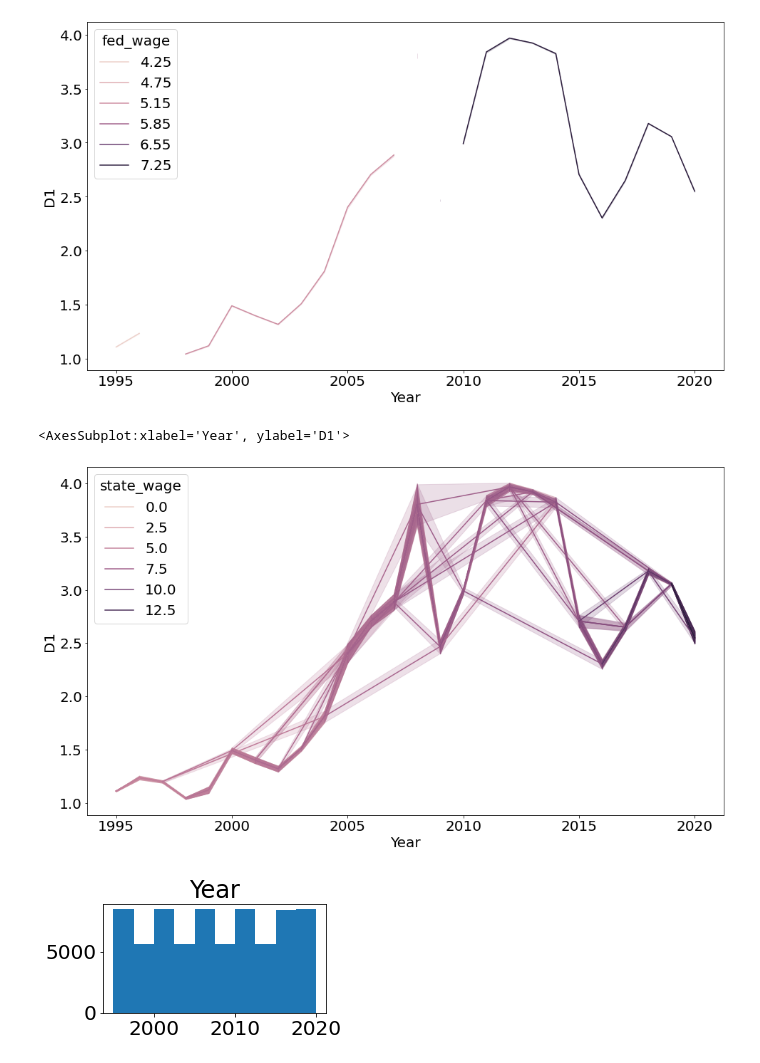
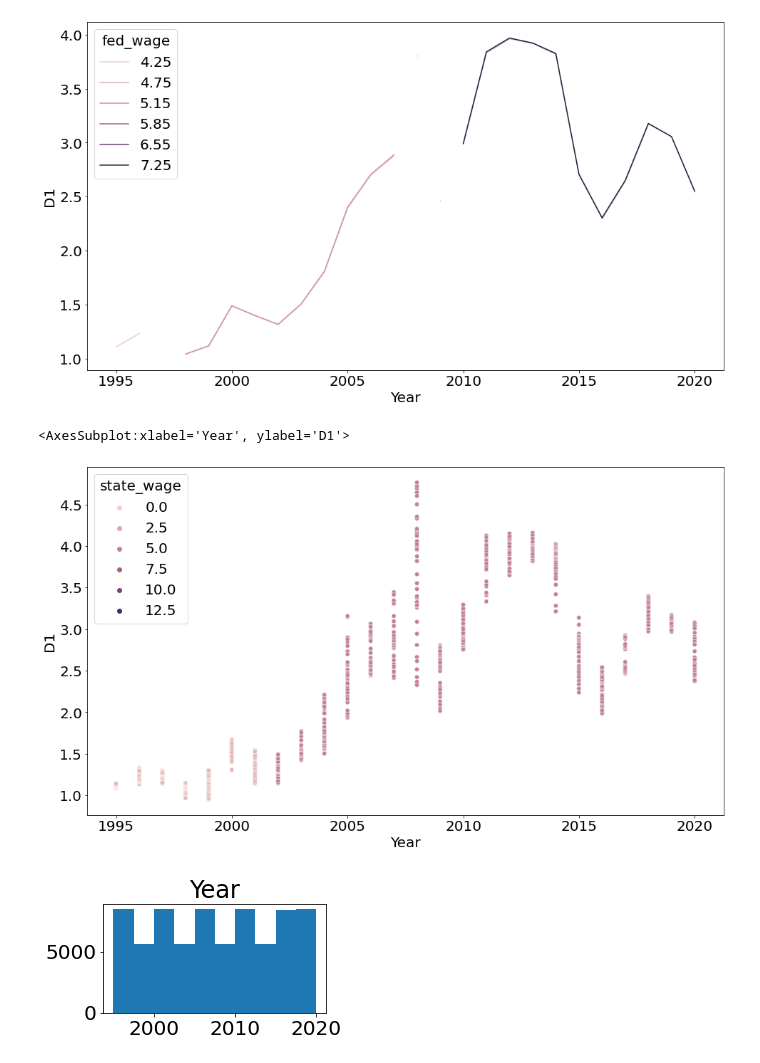
Before and after one commit to EribertoContreras/gas_prices_project, a Jupyter notebook: gas_prices_project.ipynb, the cells around one changed output. Saved outputs shown, nothing was run; the diff lists cells and outputs as text; code cells hidden in the pictures.

```diff
--- a/gas_prices_project.ipynb
+++ b/gas_prices_project.ipynb
@@ -33,7 +33,7 @@ state_min = pd.read_csv("Minimum Wage Data.csv",encoding='cp1252')
 fed_min = pd.read_csv("MinimumWage.csv",encoding='cp1252')
 # %%
 # downloading csv
- = pd.read_csv("political_partyMinWage_PartyControl.csv",encoding='cp1252')
+political_party = pd.read_csv("MinWage_PartyControl.csv",encoding='cp1252')
 # %%
 # downloading csv
 gas_prices = pd.read_csv("PET_PRI_GND_DCUS_NUS_W.csv",encoding='cp1252')
@@ -274,10 +275,10 @@ sns.lineplot(hue = df.fed_wage, x = df.Year,y = df.D1)
 <AxesSubplot:xlabel='Year', ylabel='D1'>
 [figure]
 # %%
-sns.lineplot(hue = df.state_wage,x = df.Year, y = df.D1)
+sns.scatterplot(hue = df.state_wage,x = df.Year, y = df.D1)
 # %% [output]
 <AxesSubplot:xlabel='Year', ylabel='D1'>
-[figure, old version]
+[figure, new version]
 # %%
 for col in df.columns:
     #graph size
```
Also changed, not shown: parts of 4 cells of this notebook.
